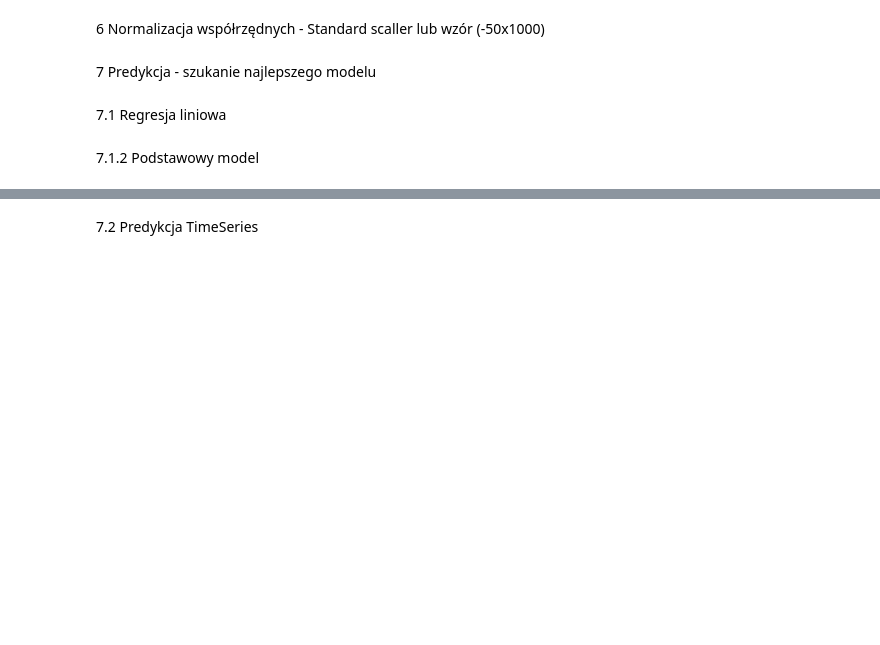
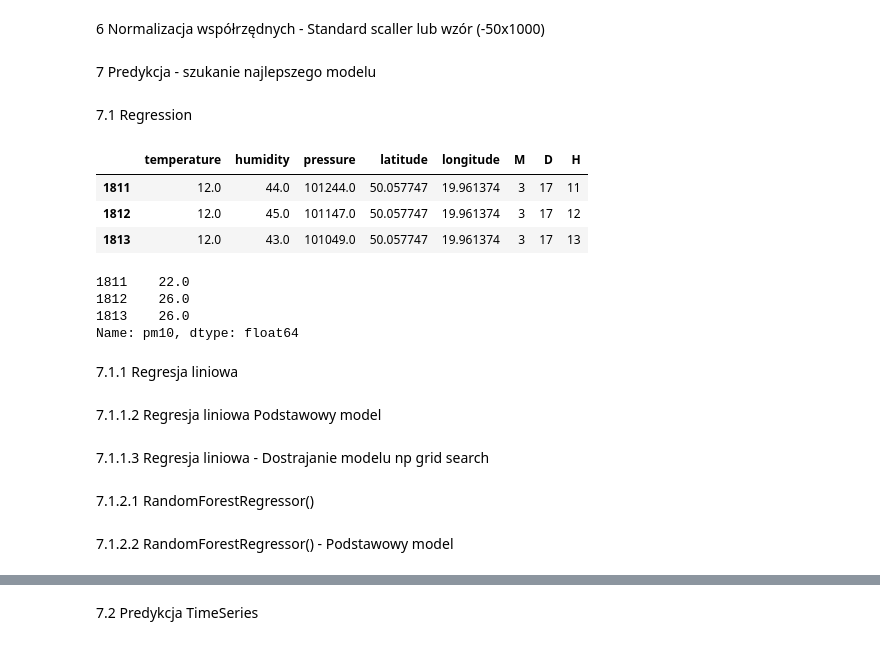
Before and after one commit to ciepielajan/SDA_SMOG_Wawelski, a Jupyter notebook: Jan/SDA_2021_04_11_Projekt_koncowy.ipynb, the cells around one changed output, grey strips where cells are left out. Drawn from its saved outputs; the diff is of its cells as text; code cells hidden in the pictures; blank space fills up the shorter version.

```diff
--- a/Jan/SDA_2021_04_11_Projekt_koncowy.ipynb
+++ b/Jan/SDA_2021_04_11_Projekt_koncowy.ipynb
@@ -143,5 +208,29 @@ new_df[:-3]
 6 Normalizacja współrzędnych - Standard scaller lub wzór (-50x1000)
 # %% [markdown]
 7 Predykcja - szukanie najlepszego modelu
+# %% [markdown]
+7.1 Regression
+# %%
+X = geo_df[["temperature",	"humidity","pressure","latitude","longitude","M","D",	"H"]]
+X[:3]
+# %% [output]
+|  | temperature | humidity | pressure | latitude | longitude | M | D | H |
+| 1811 | 12.0 | 44.0 | 101244.0 | 50.057747 | 19.961374 | 3 | 17 | 11 |
+| 1812 | 12.0 | 45.0 | 101147.0 | 50.057747 | 19.961374 | 3 | 17 | 12 |
+| 1813 | 12.0 | 43.0 | 101049.0 | 50.057747 | 19.961374 | 3 | 17 | 13 |
+# %%
+y = geo_df["pm10"]
+y[:3]
+# %% [output]
+1811    22.0
+1812    26.0
+1813    26.0
+Name: pm10, dtype: float64
 # %% [markdown]
-7.1 Regresja liniowa
+7.1.1 Regresja liniowa
+# %% [markdown]
+7.1.1.2 Regresja liniowa Podstawowy model
+# %% [markdown]
+7.1.1.3 Regresja liniowa - Dostrajanie modelu np grid search
+# %% [markdown]
+7.1.2.1 RandomForestRegressor()
@@ -148,2 +239,2 @@ new_df[:-3]
 # %% [markdown]
-7.1.2 Podstawowy model
+7.1.2.2 RandomForestRegressor() - Podstawowy model
```
Also changed, not shown: parts of 16 cells of this notebook.
